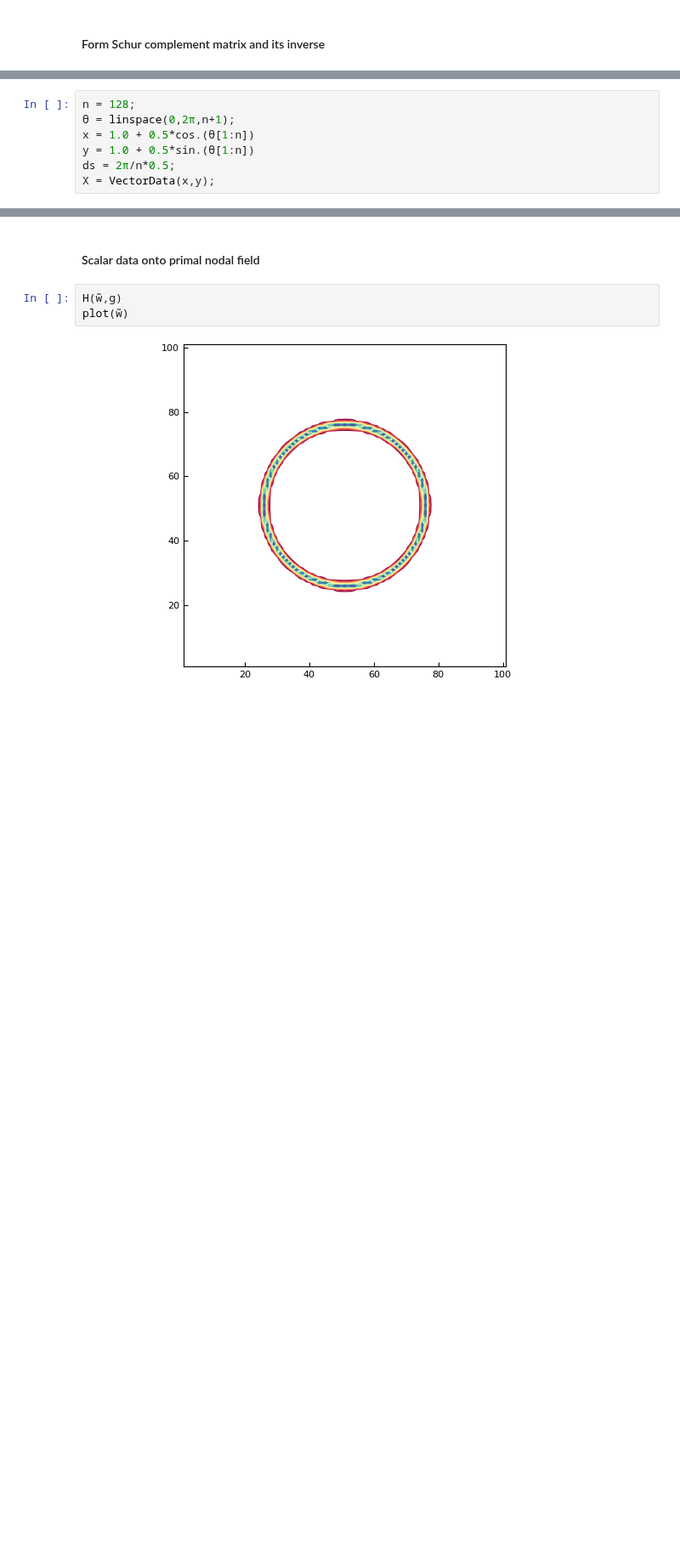
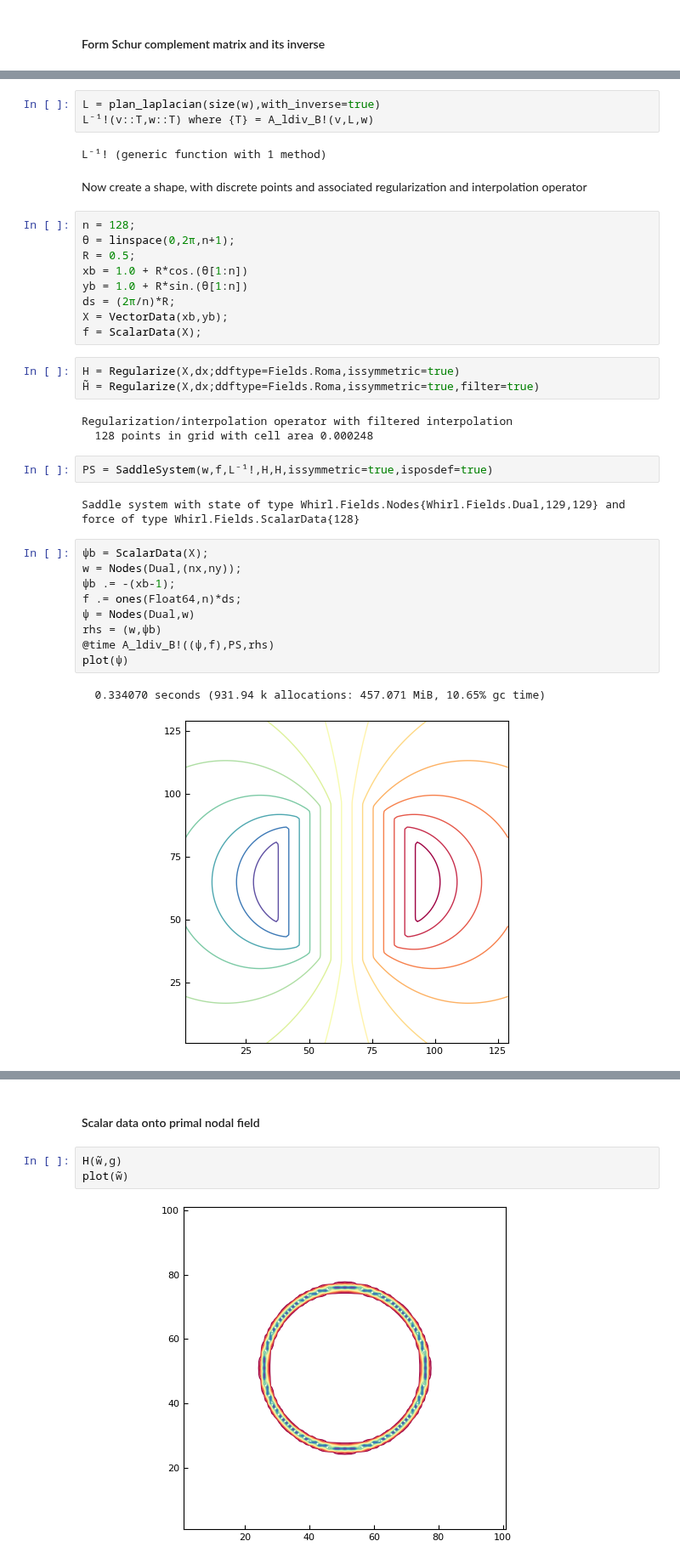
Before and after one commit to JuliaIBPM/ViscousFlow.jl, a Jupyter notebook: examples/Testing the LGF.ipynb, the cells around one changed output, grey strips where cells are left out. Shown at 85% size. Cells and saved outputs as stored; diff of their text form; blank space fills up the shorter version.

Commit message:
Added IFHERK to solve such systems. No testing or documentation added yet.

```diff
--- a/examples/Testing the LGF.ipynb
+++ b/examples/Testing the LGF.ipynb
@@ -136,7 +148,38 @@ plot(g)
+# %%
+L = plan_laplacian(size(w),with_inverse=true)
+L⁻¹!(v::T,w::T) where {T} = A_ldiv_B!(v,L,w)
+# %% [output]
+L⁻¹! (generic function with 1 method)
+# %% [markdown]
+Now create a shape, with discrete points and associated regularization and interpolation operator
 # %%
 n = 128;
 θ = linspace(0,2π,n+1);
-x = 1.0 + 0.5*cos.(θ[1:n])
-y = 1.0 + 0.5*sin.(θ[1:n])
-ds = 2π/n*0.5;
-X = VectorData(x,y);
+R = 0.5;
+xb = 1.0 + R*cos.(θ[1:n])
+yb = 1.0 + R*sin.(θ[1:n])
+ds = (2π/n)*R;
+X = VectorData(xb,yb);
+f = ScalarData(X);
+# %%
+H = Regularize(X,dx;ddftype=Fields.Roma,issymmetric=true)
+H̃ = Regularize(X,dx;ddftype=Fields.Roma,issymmetric=true,filter=true)
+# %% [output]
+Regularization/interpolation operator with filtered interpolation
+  128 points in grid with cell area 0.000248
+# %%
+PS = SaddleSystem(w,f,L⁻¹!,H,H,issymmetric=true,isposdef=true)
+# %% [output]
+Saddle system with state of type Whirl.Fields.Nodes{Whirl.Fields.Dual,129,129} and force of type Whirl.Fields.ScalarData{128}
+# %%
+ψb = ScalarData(X);
+w = Nodes(Dual,(nx,ny));
+ψb .= -(xb-1);
+f .= ones(Float64,n)*ds;
+ψ = Nodes(Dual,w)
+rhs = (w,ψb)
+@time A_ldiv_B!((ψ,f),PS,rhs)
+plot(ψ)
+# %% [output]
+  0.334070 seconds (931.94 k allocations: 457.071 MiB, 10.65% gc time)
+[figure, added]
```
Also changed, not shown: parts of 40 cells of this notebook, 4 other files.
